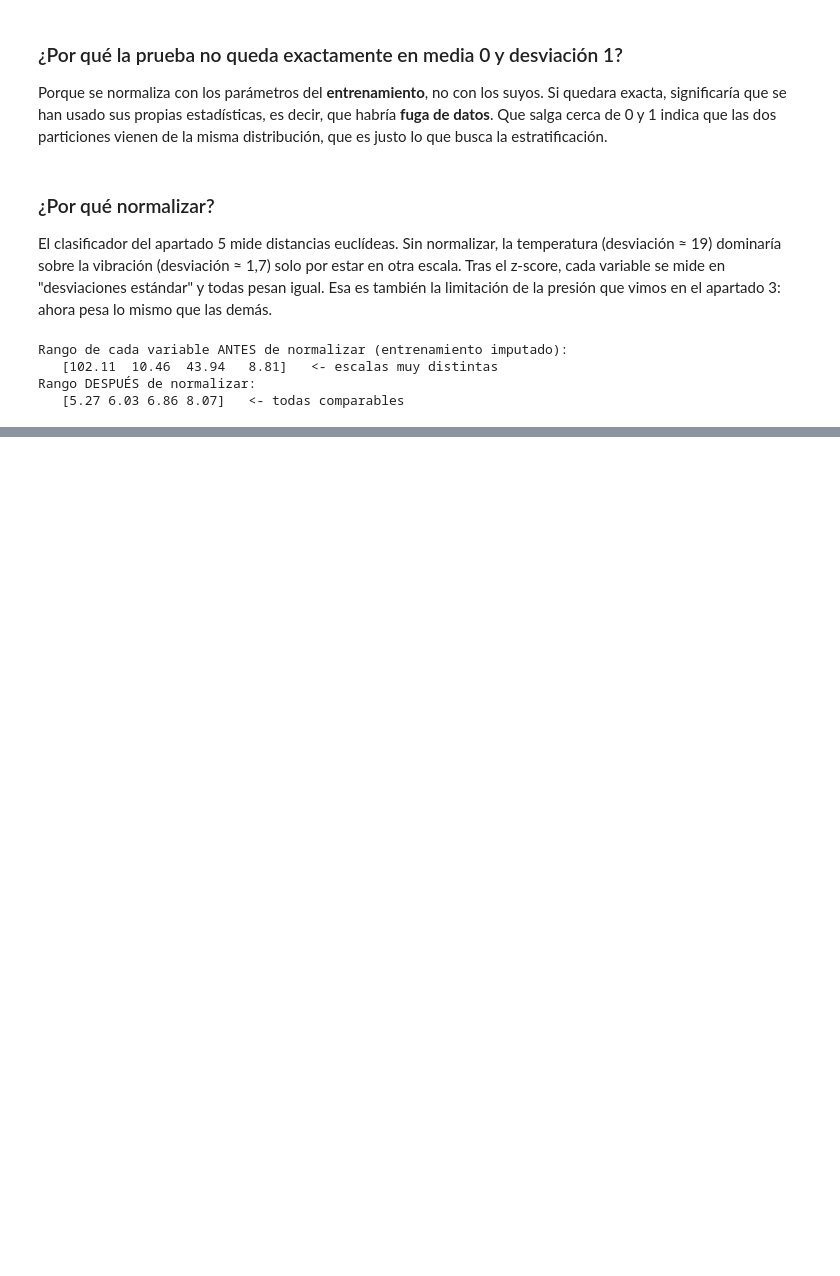
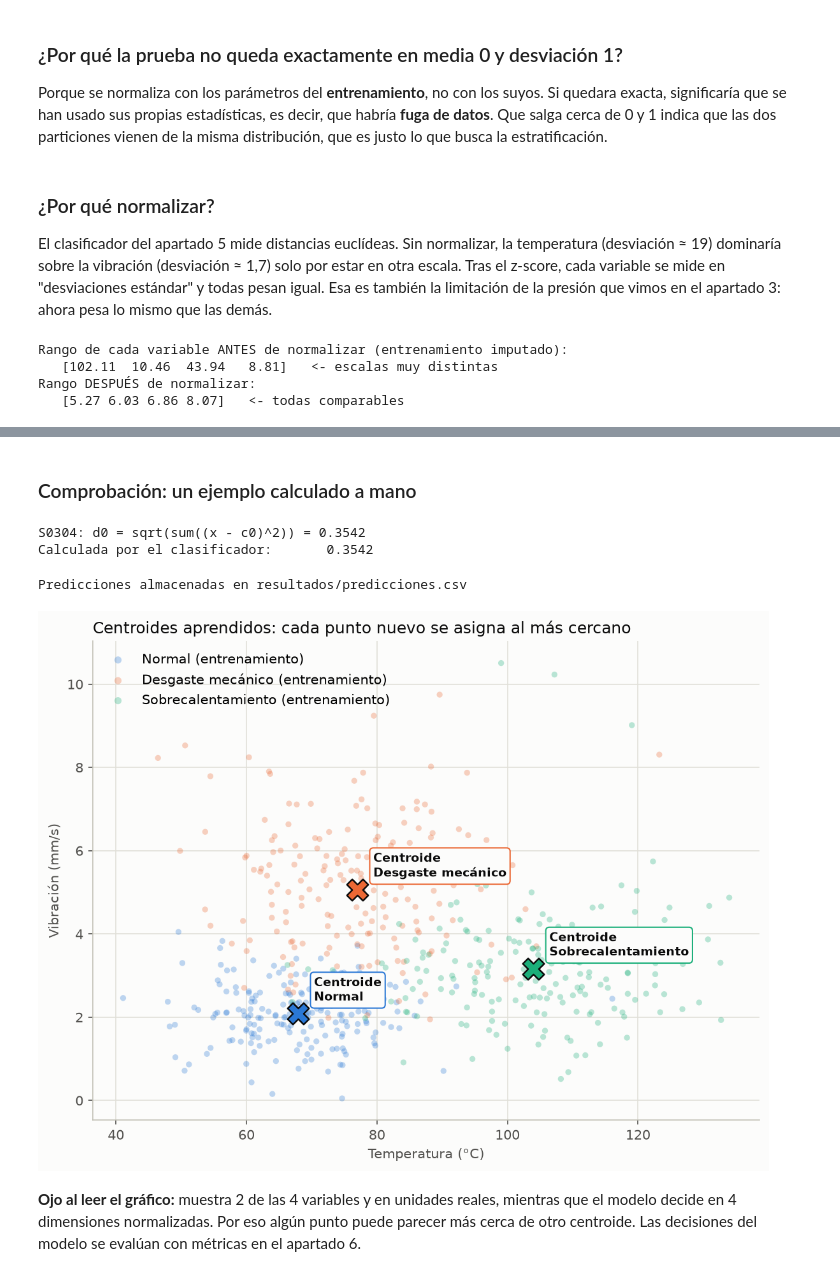
Before and after one commit to GeorgiF0x/ProgramacionIA-Labs, a Jupyter notebook: practica_sensores.ipynb, the cells around one changed output, grey strips where cells are left out. Saved outputs shown, nothing was run; the diff lists cells and outputs as text; code cells hidden in the pictures; blank space fills up the shorter version.

```diff
--- a/practica_sensores.ipynb
+++ b/practica_sensores.ipynb
@@ -310,0 +325,3 @@ Rango DESPUÉS de normalizar:
+# %%
+modelo = clasificador.entrenar(X_entrenamiento, y_entrenamiento)
+clasificador.mostrar_modelo(modelo, variables, transformacion.media, transformacion.desviacion)
@@ -310,0 +348,7 @@ Rango DESPUÉS de normalizar:
+# %%
+diferencias = X_prueba[:, np.newaxis, :] - modelo.centroides[np.newaxis, :, :]
+print("Forma de las diferencias:", diferencias.shape, " -> (puntos, centroides, variables)")
+
+predicciones, distancias = clasificador.predecir(modelo, X_prueba)
+print("Forma de las distancias:  ", distancias.shape, "    -> (puntos, centroides)\n")
+clasificador.mostrar_predicciones(particion.ids_prueba, y_prueba, predicciones, distancias, modelo.clases)
@@ -310,0 +371,24 @@ Rango DESPUÉS de normalizar:
+# %% [markdown]
+### Comprobación: un ejemplo calculado a mano
+# %%
+x, c0 = X_prueba[0], modelo.centroides[0]
+print(f"{particion.ids_prueba[0]}: d0 = sqrt(sum((x - c0)^2)) =", round(float(np.sqrt(((x - c0) ** 2).sum())), 4))
+print("Calculada por el clasificador:      ", round(float(distancias[0, 0]), 4))
+# %% [output]
+S0304: d0 = sqrt(sum((x - c0)^2)) = 0.3542
+Calculada por el clasificador:       0.3542
+# %%
+ruta = clasificador.guardar_predicciones(Path("resultados") / "predicciones.csv", particion.ids_prueba, y_prueba,
+                                         predicciones, distancias, modelo.clases)
+print("Predicciones almacenadas en", ruta)
+
+ruta = graficos.centroides(particion.X_entrenamiento, y_entrenamiento,
+                           modelo.centroides * transformacion.desviacion + transformacion.media,
+                           modelo.clases, carga.NOMBRES_LEGIBLES, carga.UNIDADES, RUTA_GRAFICOS)
+display(Image(filename=ruta))
+# %% [output]
+Predicciones almacenadas en resultados/predicciones.csv
+[figure, added]
+# %% [markdown]
+**Ojo al leer el gráfico:** muestra 2 de las 4 variables y en unidades reales, mientras que el modelo decide en 4 dimensiones normalizadas.
+Por eso algún punto puede parecer más cerca de otro centroide. Las decisiones del modelo se evalúan con métricas en el apartado 6.
```
Also changed, not shown: parts of 7 cells of this notebook, 5 other files.
